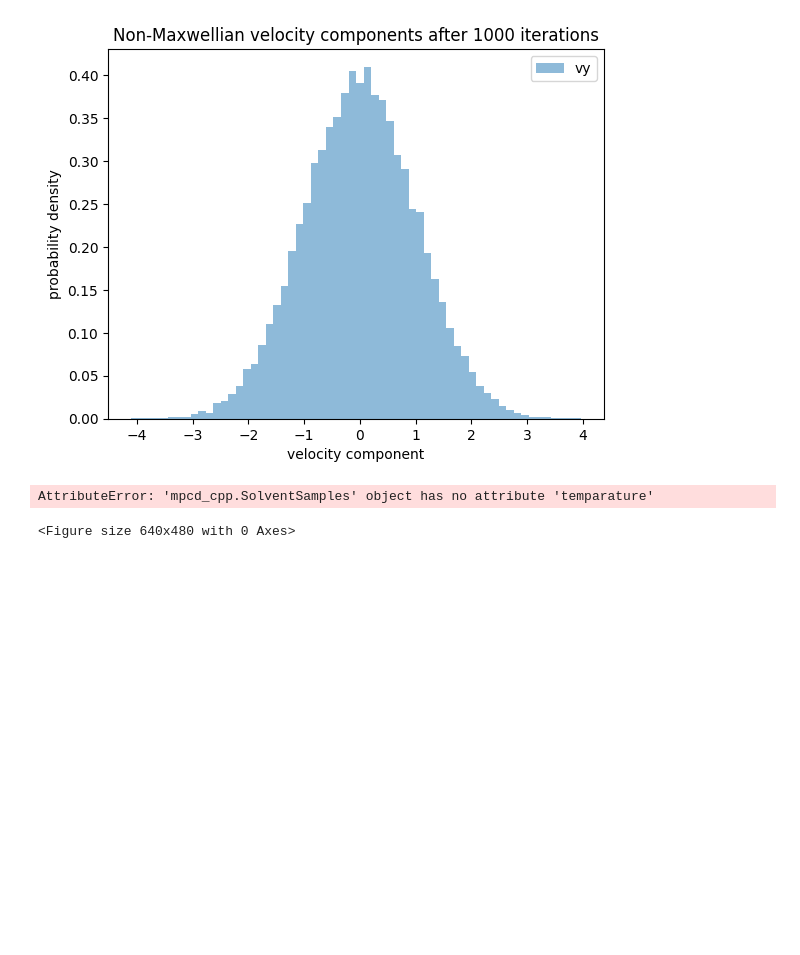
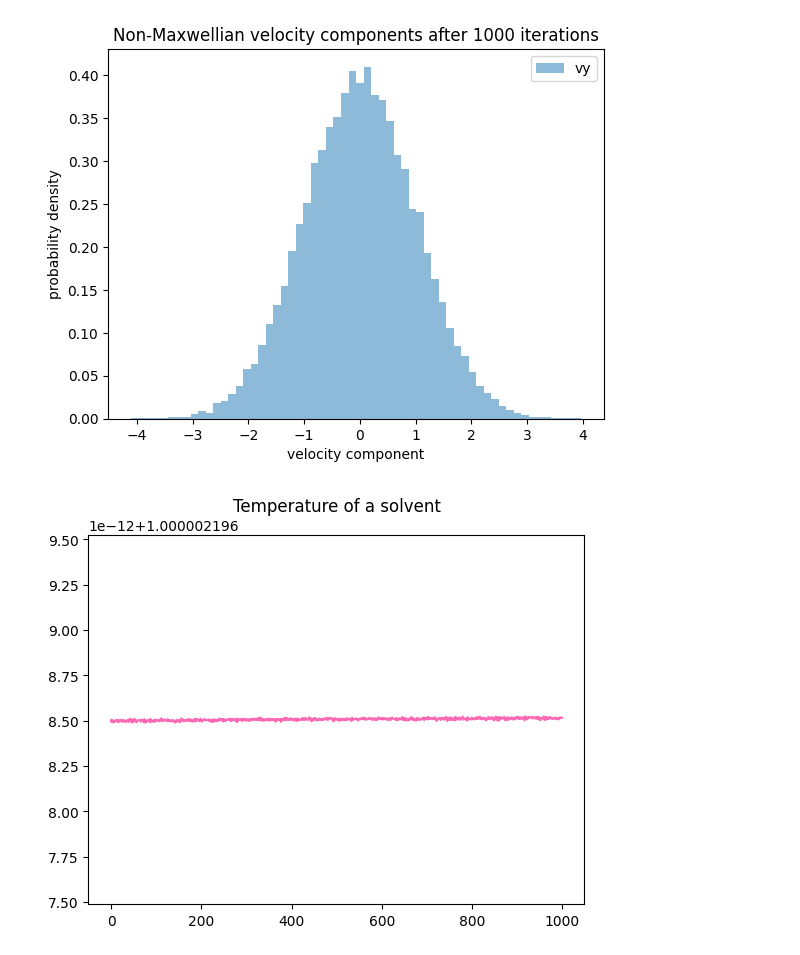
Before and after one commit to olegoniy/mpcd, a Jupyter notebook: notebooks/SolventCpp.ipynb, the cells around one changed output. Cells and saved outputs as stored; diff of their text form; code cells hidden in the pictures; blank space fills up the shorter version.

Commit message:
cpp solvent notbook

```diff
--- a/notebooks/SolventCpp.ipynb
+++ b/notebooks/SolventCpp.ipynb
@@ -253,7 +253,7 @@ plot_velocity_components(v_initial, "Initial non-Maxwellian velocity components"
 # %% [output]
 [figure]
 # %%
-solventSamples += mpcd.run_solvent(system, 1000, 1)
+solventSamples = mpcd.run_solvent(system, 1000, 1)
 # %%
 v_finish = system.v.copy()
 speeds_finish = np.linalg.norm(system.v, axis=1)
@@ -263,9 +263,8 @@ plot_velocity_components(v_finish, "Non-Maxwellian velocity components after 100
 [figure]
 # %%
 plt.figure()
-plt.plot(solventSamples.temparature, color="hotpink")
+plt.plot(solventSamples.temperature, color="hotpink")
 plt.title("Temperature of a solvent")
 plt.show()
 # %% [output]
-AttributeError: 'mpcd_cpp.SolventSamples' object has no attribute 'temparature'
-<Figure size 640x480 with 0 Axes>
+[figure, added]
```
Also changed, not shown: parts of 1 cell of this notebook.
